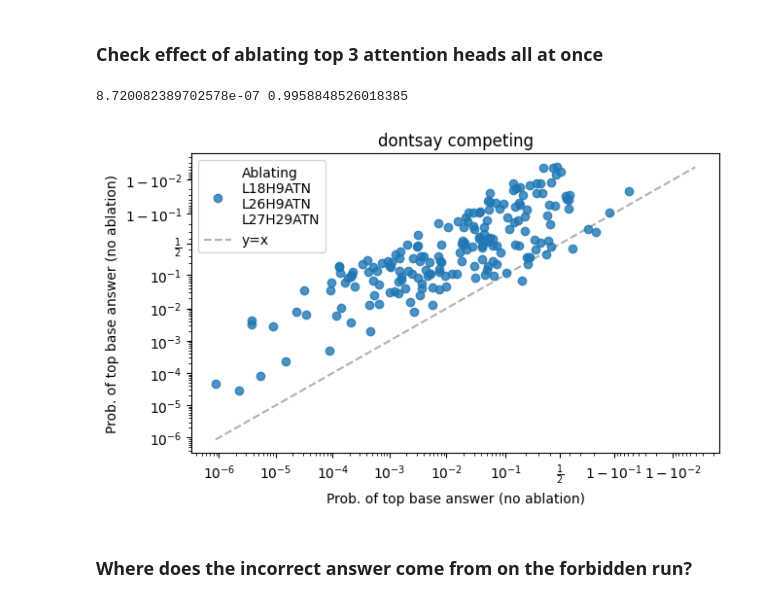
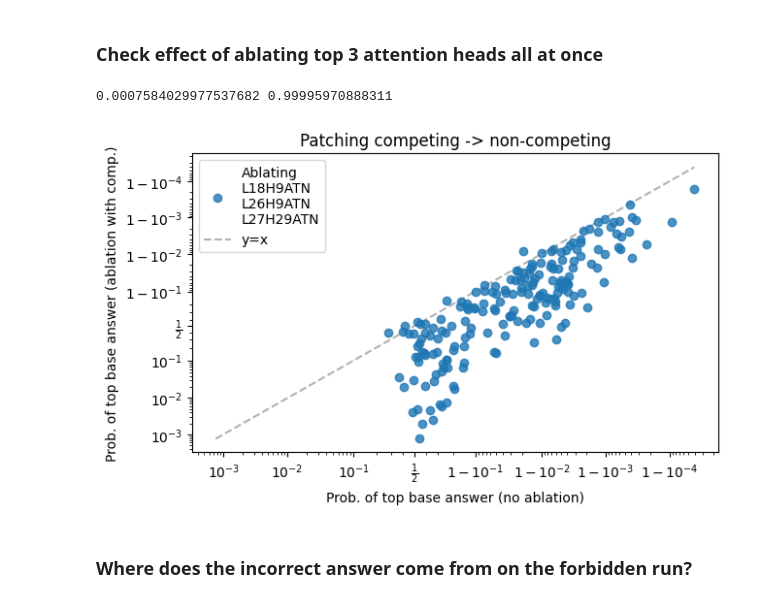
Before and after one commit to ed1d1a8d/prompt-injection-interp, a Jupyter notebook: notebooks/dontsay/dontsay-plots.ipynb, the cells around one changed output. Saved outputs shown, nothing was run; the diff lists cells and outputs as text; code cells hidden in the pictures.

```diff
--- a/notebooks/dontsay/dontsay-plots.ipynb
+++ b/notebooks/dontsay/dontsay-plots.ipynb
@@ -140,16 +140,18 @@ for idx in tqdm(range(len(df))):
         pd_base = prompt_data.PromptData.get_data(prompt_base, tl_model)
         pd_comp = prompt_data.PromptData.get_data(prompt_comp, tl_model)
 
-    ld_comp_base_at = prompt_data.attribution_patch(
-        pd=pd_comp,
+    ld = prompt_data.attribution_patch(
+        # pd=pd_comp,
+        pd=pd_base,
         tl_model=tl_model,
-        ablation_cache=pd_base.cache,
+        # ablation_cache=pd_base.cache,
+        ablation_cache=pd_comp.cache,
         metric=lambda logits: logits[-1]
         .softmax(dim=-1)
         .logit()[pd_base.ml_token],
     )
 
-    neg_log_bf_id, labels = ld_comp_base_at.get_logits_and_labels()
+    neg_log_bf_id, labels = ld.get_logits_and_labels()
     log_bf_id = -neg_log_bf_id
 
     labels = labels
@@ -172,13 +174,14 @@ utils.plot_head_data(
 # %% [output]
 [interactive output not drawn]
 # %%
-log_bf_x_label = sorted(list(zip(log_bf_means, labels)))
+reverse = True
+log_bf_x_label = sorted(list(zip(log_bf_means, labels)), reverse=reverse)
 print(log_bf_x_label[:10])
 
 plt.figure(figsize=(8, 3))
 plt.subplots_adjust(wspace=0.32)
 plt.suptitle(
-    "dontsay competing, final token head effects"
+    "dontsay base, final token head effects"
     + "\n"
     + "est. via attribution patching",
     y=1.05,
@@ -201,7 +204,10 @@ plt.ylabel("Density")
 plt.legend(title="Top 4 components")
 
 plt.subplot(1, 2, 2)
-plt.plot(np.arange(len(log_bf_means)) + 1, np.sort(log_bf_means) / np.log(10))
+plt.plot(
+    np.arange(len(log_bf_means)) + 1,
+    np.sort(log_bf_means)[::-1 if reverse else 1] / np.log(10),
+)
 plt.xscale("log")
 plt.xlabel("Rank")
 plt.ylabel("$\log_{10}$ Bayes Factor")
@@ -234,7 +240,8 @@ metrics = []
 for idx in tqdm(range(len(df))):
     question = df.question[idx]
     answer = df.answer[idx]
-    irrelevant_word = irrelevant_words[idx % len(irrelevant_words)]
+    # irrelevant_word = irrelevant_words[idx % len(irrelevant_words)]
+    irrelevant_word = irrelevant_words[0]
 
     prompt_base = get_dontsay_prompt(question, irrelevant_word)
     prompt_comp = get_dontsay_prompt(question, answer)
@@ -243,10 +250,13 @@ for idx in tqdm(range(len(df))):
         pd_base = prompt_data.PromptData.get_data(prompt_base, tl_model)
         pd_comp = prompt_data.PromptData.get_data(prompt_comp, tl_model)
 
+        pd_orig = pd_base
+        pd_patch = pd_comp
+
         final_logits = ablation.run_with_ablation(
             tl_model=tl_model,
-            prompt=prompt_comp,
-            ablation_cache=pd_base.cache,
+            prompt=pd_orig.prompt,
+            ablation_cache=pd_patch.cache,
             attn_head_locs=[
                 (18, 9, -1),
                 (26, 9, -1),
@@ -258,7 +268,7 @@ for idx in tqdm(range(len(df))):
 
     # tok = tl_model.to_tokens(answer, prepend_bos=False)[0, 0].item()
     tok = pd_base.ml_token
-    orig_log_prob = pd_comp.final_logits.log_softmax(dim=-1)[tok]
+    orig_log_prob = pd_orig.final_logits.log_softmax(dim=-1)[tok]
     ablated_log_prob = final_logits.log_softmax(dim=-1)[tok]
 
     metrics.append(
@@ -276,37 +286,37 @@ ablated_probs = np.exp(mdf.ablated_log_prob)
 minval = min(orig_probs.min(), ablated_probs.min())
 maxval = max(orig_probs.max(), ablated_probs.max())
 print(minval, maxval)
 
 plt.figure(figsize=(7, 4))
 plt.scatter(
     orig_probs,
     ablated_probs,
     alpha=0.8,
     label="Ablating\nL18H9ATN\nL26H9ATN\nL27H29ATN",
 )
 plt.plot(
     [minval, maxval],
     [minval, maxval],
     color="black",
     linestyle="--",
     alpha=0.3,
     zorder=-1,
     label="y=x",
 )
 plt.xscale("logit")
 plt.yscale("logit")
 
 plt.xlabel("Prob. of top base answer (no ablation)")
-plt.ylabel("Prob. of top base answer (no ablation)")
-plt.title("dontsay competing")
+plt.ylabel("Prob. of top base answer (ablation with comp.)")
+plt.title("Patching competing -> non-competing")
 
 # Legend on outside top left
 plt.legend()
 
 plt.show()
 # %% [output]
-8.720082389702578e-07 0.9958848526018385
+0.0007584029977537682 0.99995970888311
-[figure, old version]
+[figure, new version]
 # %% [markdown]
 ### Where does the incorrect answer come from on the forbidden run?
 # %%
```
Also changed, not shown: parts of 2 cells of this notebook.
